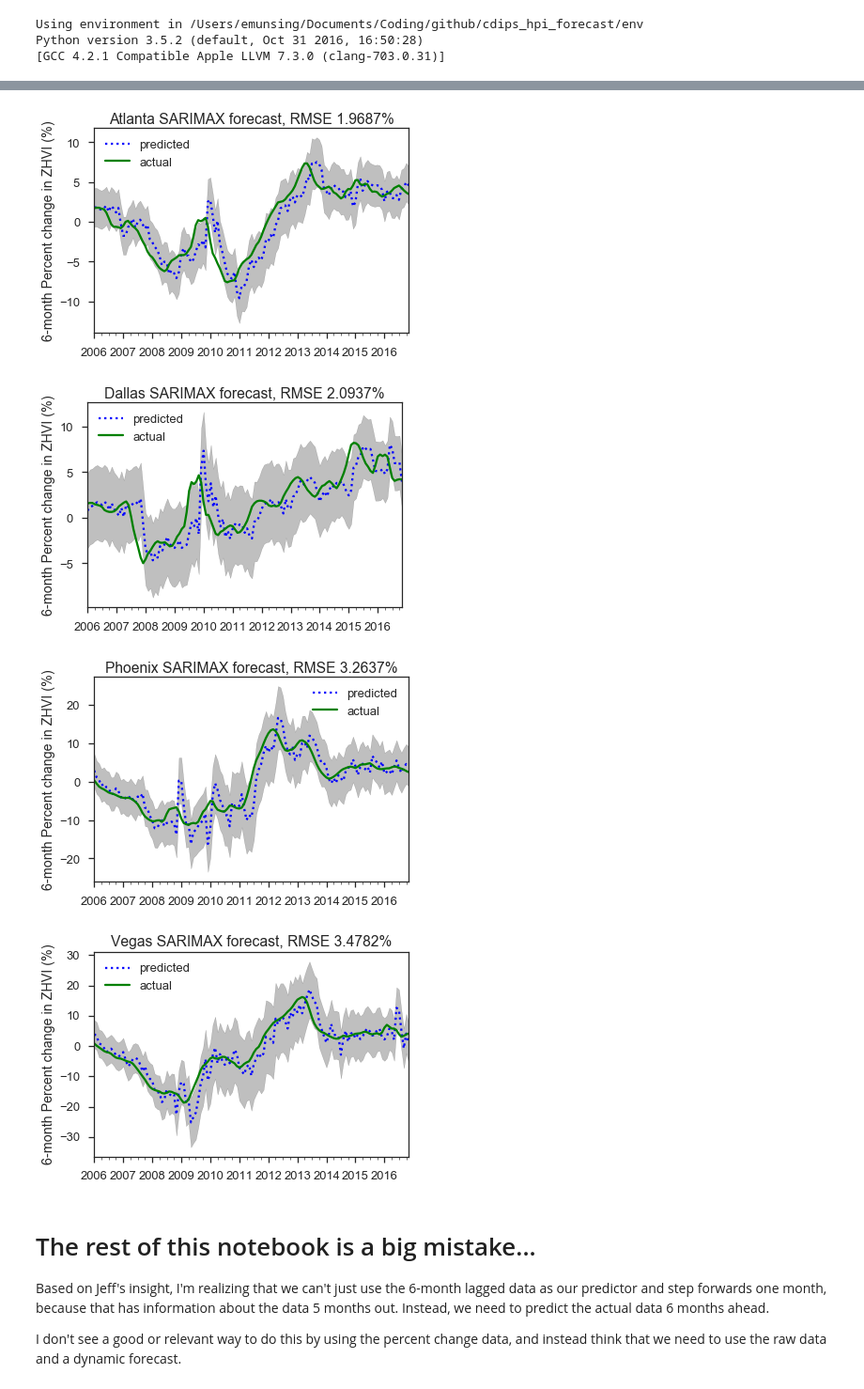
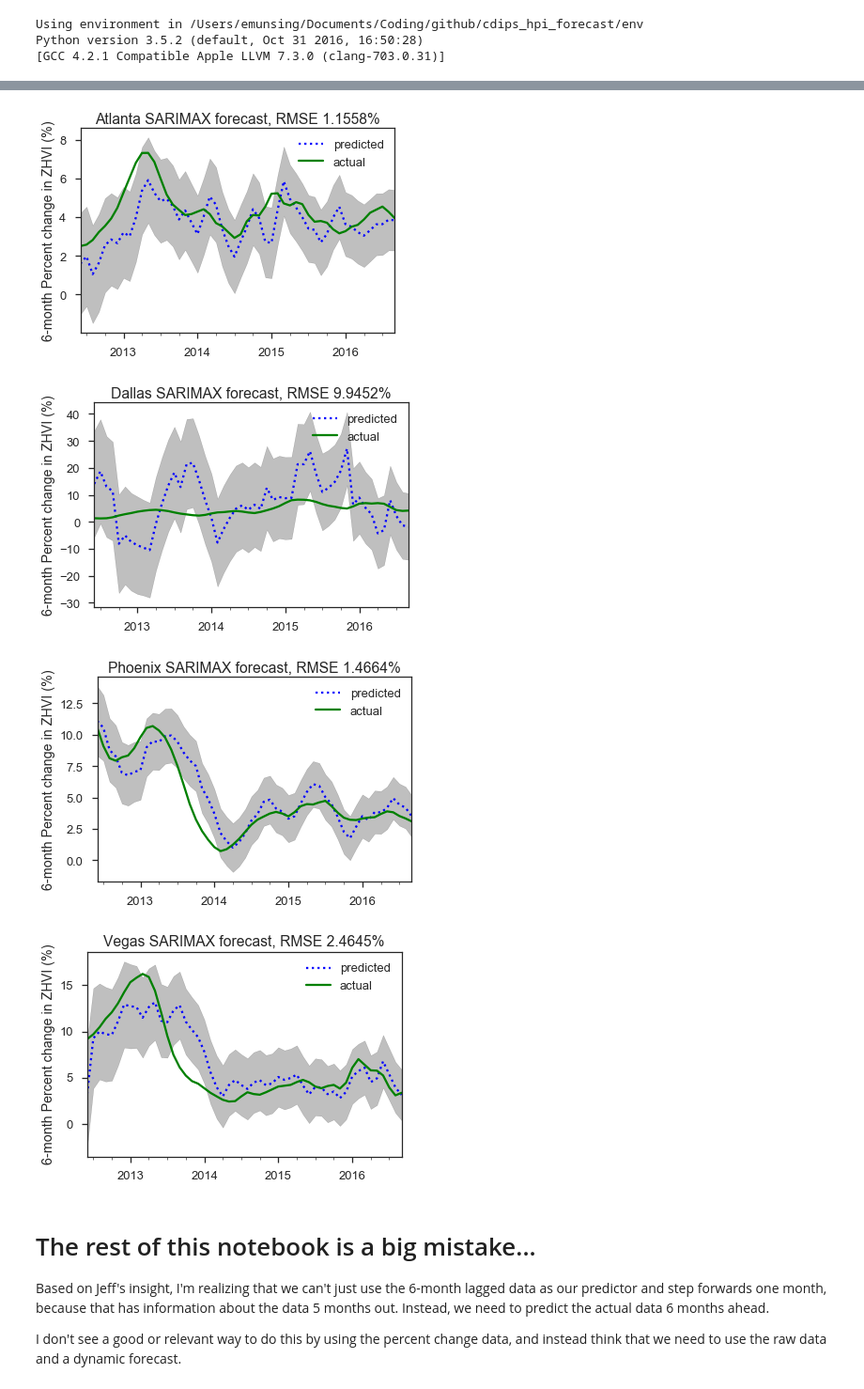
Before and after one commit to kkwteh/cdips_hpi_forecast, a Jupyter notebook: SARIMAX_testing.ipynb, the cells around one changed output, grey strips where cells are left out. Shown at 94% size. Saved outputs shown, nothing was run; the diff lists cells and outputs as text; code cells hidden in the pictures.

```diff
--- a/SARIMAX_testing.ipynb
+++ b/SARIMAX_testing.ipynb
@@ -66,0 +76,9 @@ nationalMonthly = pickle.load(open('Data/Summary/nationalMonthly.pkl','rb'))
+# %%
+city='Atlanta'
+startDate = '2011-01'
+endDate = '2017-03'
+ts = df.loc[metroString[city],startDate:endDate]
+
+metroData = metroMonthly[city].loc[ts.index[0]:ts.index[-1],:]
+metroData = metroData.dropna(axis=1, how='any')
+metroData.shape
@@ -67,4 +96,7 @@ nationalMonthly = pickle.load(open('Data/Summary/nationalMonthly.pkl','rb'))
 # %%
+startDate = '2011-01'
+endDate = '2017-03'
+
 exogVars = None
 scaleBy  = 1.0
 
@@ -79,6 +111,8 @@ for city in cityList: #['Atlanta']:
     natlData  = nationalMonthly.loc[ts.index[0]:ts.index[-1],:]
     natlData  = natlData.dropna(axis=1, how='any')
     exogVars  = metroData.join(natlData)
+#     exogVars  = exogVars[['stateInitialUnemplClaims','stateContinuedUnemplClaims']]
+#     exogVars  = exogVars.drop(['stateInitialUnemplClaims','stateContinuedUnemplClaims'], axis=1)
     exogVars  = exogVars / exogVars.mean(axis=0) # Scale to unit in order to avoid bad conditioning
 
     if exogVars is not None:
@@ -86,7 +120,7 @@ for city in cityList: #['Atlanta']:
 
     ## Data prep
     y = y / scaleBy
-    trainUntil    = '2005-12'
+    trainUntil    = '2012-05'
     trainEndIndex = y.index.get_loc(trainUntil).stop
     trainingEnds  = y.index[trainEndIndex]
     testingStarts = y.index[trainEndIndex + shiftMonths - 1]
@@ -94,38 +128,38 @@ for city in cityList: #['Atlanta']:
     testDateList  = y.loc[testingStarts:,].index
 
     results = pd.DataFrame(index=trainDateList, columns=['lower','predicted','upper'])
 
-    model=smt.SARIMAX(y, order=(3, 2, 3), exog=exogVars, enforce_invertibility=False, enforce_stationarity=False)
+    model=smt.SARIMAX(y, order=(12, 2, 12), exog=exogVars, enforce_invertibility=False, enforce_stationarity=False)
     res=model.fit()
 
 
     for i in range(len(testDateList)):
         testDate = testDateList[i]
         myForecast = res.get_prediction(start=trainDateList[i],dynamic=True)  # This will run rolling predictions based on the fitted model
 
         # We want to pull the mean prediction and confidence interval data for the forecast prices n-months into the future
         results.loc[testDate,['lower','upper']] = myForecast.conf_int().loc[testDate,:].values * scaleBy # This is the forecast for the future date
         results.loc[testDate,'predicted'] = myForecast.predicted_mean.loc[testDate] * scaleBy
 
     scaledResults = results.shift(-shiftMonths,axis=0).divide(ts,axis=0) - 1
     scaledResults = scaledResults * 100
     scaledResults.dropna(inplace=True)
 
     # Create the ground-truth against which we're comparing this
     actual = ts.pct_change(periods=shiftMonths).shift(-shiftMonths).dropna() * 100
     actual.name = 'actual'
     scaledResults = scaledResults.join(actual,how='inner').dropna()
 
     ## Plot results
     ax = scaledResults[['predicted','actual']].plot(style=['b:','g-'])
     ax.set_ylabel('6-month Percent change in ZHVI (%)')
     plt.title('%s SARIMAX forecast, RMSE %.4f%%'%(city,getRMSE(scaledResults['predicted'],scaledResults['actual'])))
     ax.fill_between(scaledResults.index, list(scaledResults['lower'].values), list(scaledResults['upper'].values),color='k',alpha=0.25)
 # %% [output]
-[figure, old version]
+[figure, new version]
-[figure, old version]
+[figure, new version]
-[figure, old version]
+[figure, new version]
-[figure, old version]
+[figure, new version]
 # %% [markdown]
 # The rest of this notebook is a big mistake...
 Based on Jeff's insight, I'm realizing that we can't just use the 6-month lagged data as our predictor and step forwards one month, because that has information about the data 5 months out. Instead, we need to predict the actual data 6 months ahead.
```
Also changed, not shown: parts of 3 cells of this notebook.
